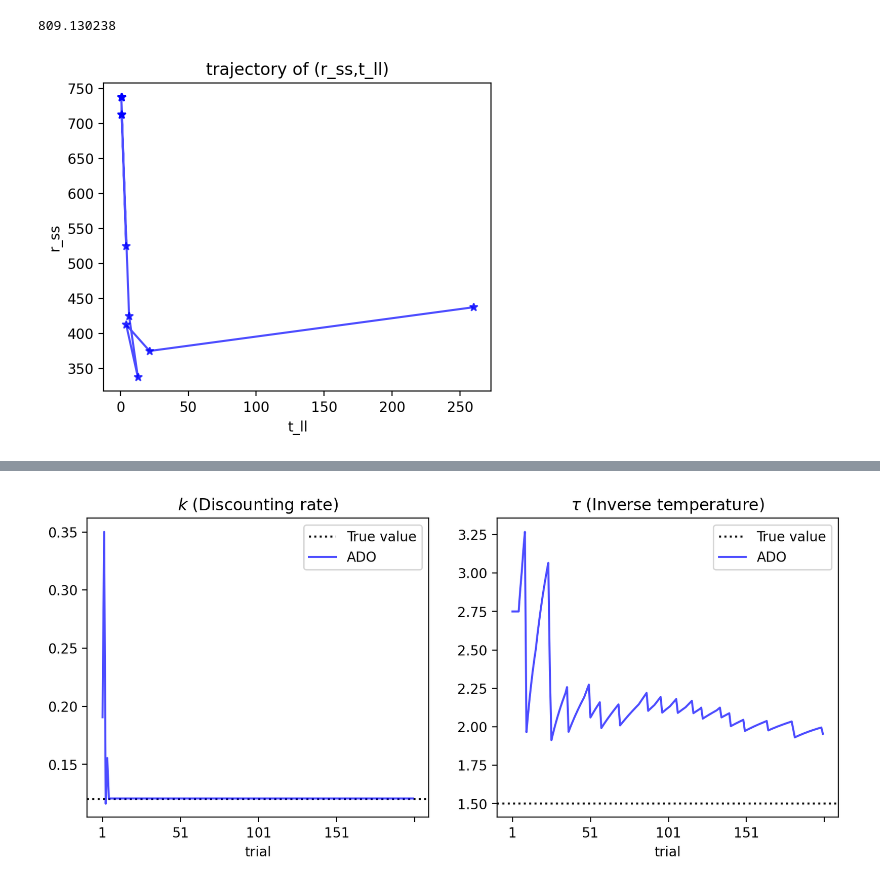
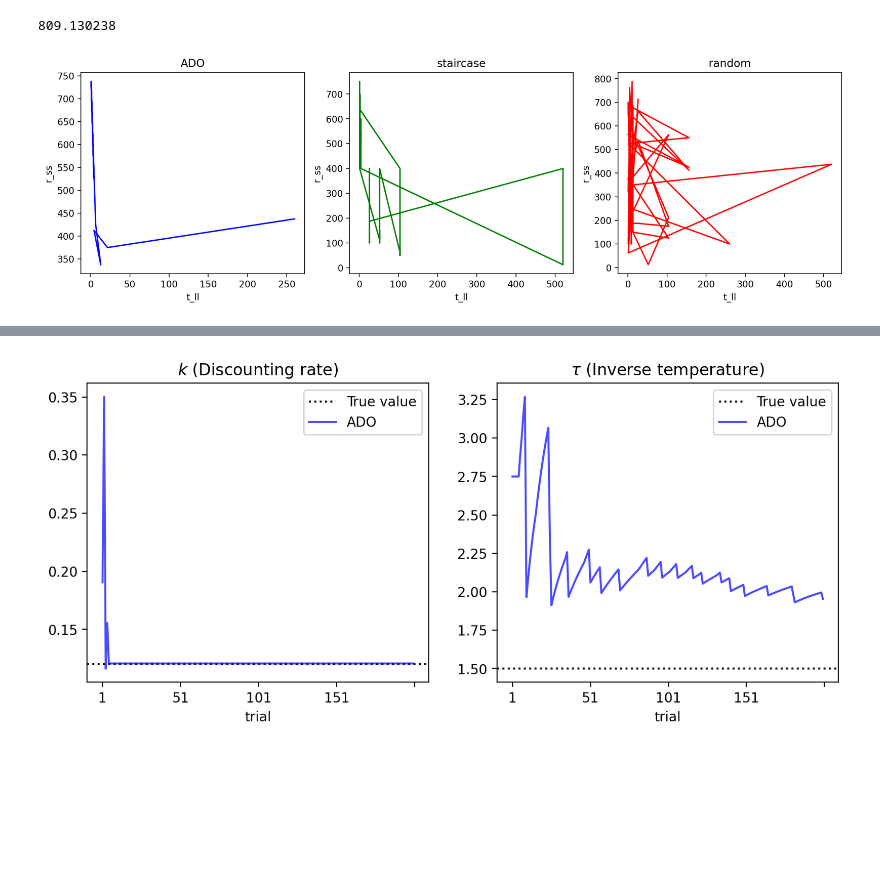
Before and after one commit to CDN-Lab/adopy_eg, a Jupyter notebook: adopy_simultation.ipynb, the cells around one changed output, grey strips where cells are left out. Cells and saved outputs as stored; diff of their text form; code cells hidden in the pictures; blank space fills up the shorter version.

Commit message:
saving parameter estimates and trajectories as eps figures

```diff
--- a/adopy_simultation.ipynb
+++ b/adopy_simultation.ipynb
@@ -129,7 +151,7 @@ engine = Engine(task, model, grid_design, grid_param, grid_response)
 ### Initializing  parameters for simulation
 # %%
 # number of trials
-N_TRIAL = 20
+N_TRIAL = 42
 
 # 1 week, 2 weeks, 1 month, 6 months, 1 year, 2 years, 10 years
 D_CAND = [1, 2, 4.3, 26, 52, 104, 520]
@@ -350,20 +454,31 @@ r_ll = 722*(1.120679) = 809.13
 # %%
 %matplotlib inline
 %config InlineBackend.figure_format = 'retina'
 from matplotlib import pyplot as plt
 
-fig, ax = plt.subplots(1, 1, figsize = [5, 4])
+fig, ax = plt.subplots(1, 3, figsize = [15, 4])
 
 # Draw black dotted lines for true parameters
 
-df_cond = df_simul
-line_color = 'blue'
-ax = df_cond.plot(x='t_ll', y='r_ss', ax=ax,style='*-',
-                    subplots=True, legend=False, color = line_color, alpha = 0.7)
-ax[0].set_ylabel('r_ss')
-# Set titles and limits on y axes.
-ax[0].set_title('trajectory of (r_ss,t_ll)')
+# df_cond = df_simul
+# line_color = 'blue'
+for i, design_type in enumerate(['ADO', 'staircase', 'random']):
+    # fig, ax = plt.subplots(1, 1, figsize = [5, 4])
+    df_cond = df_simul.loc[df_simul['design_type'] == design_type]
+    line_color = ['blue', 'green', 'red'][i]
+#     ax[i] = df_cond.plot(x='t_ll', y='r_ss', ax=ax,style='*-',
+#                         subplots=True, legend=False, color = line_color, alpha = 0.7)
+    ax[i].plot(df_cond['t_ll'], df_cond['r_ss'],color = line_color)
+    ax[i].set_ylabel('r_ss')
+    ax[i].set_xlabel('t_ll')
+    # Set titles and limits on y axes.
+    ax[i].set_title('{}'.format(design_type))
+
+# ax[0].legend(['ADO', 'Staircase', 'Random'])
+
+fn = 'figs/trajectory.eps'
+plt.savefig(fn,format='eps')
 
 plt.show()
 # %% [output]
-[figure, old version]
+[figure, new version]
```
Also changed, not shown: parts of 10 cells of this notebook, 2 other files.
